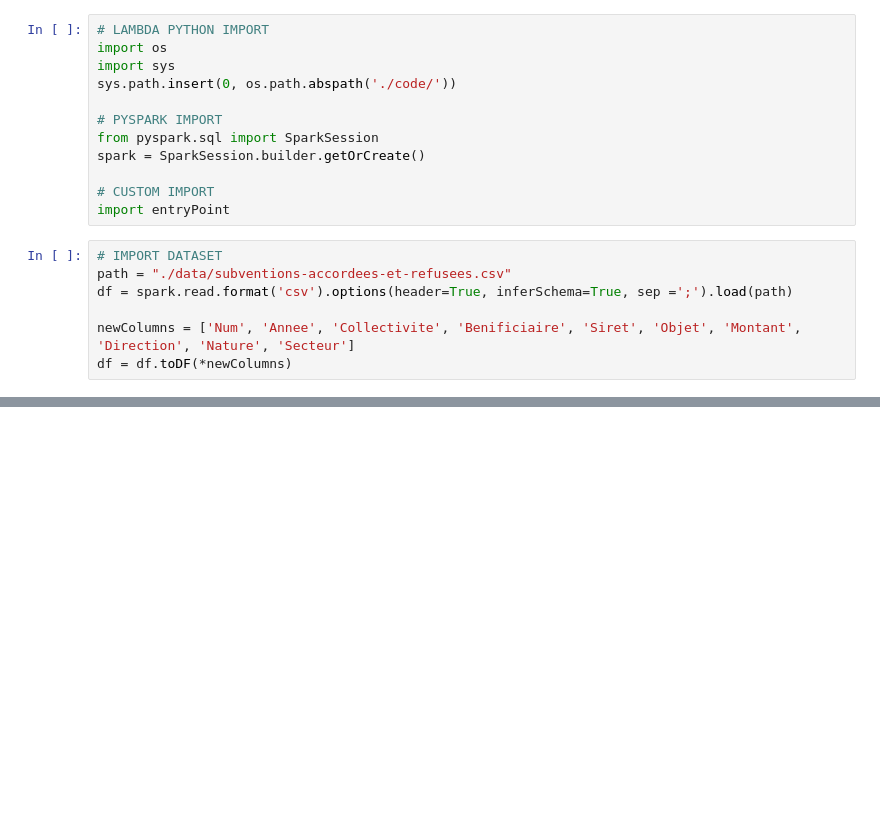
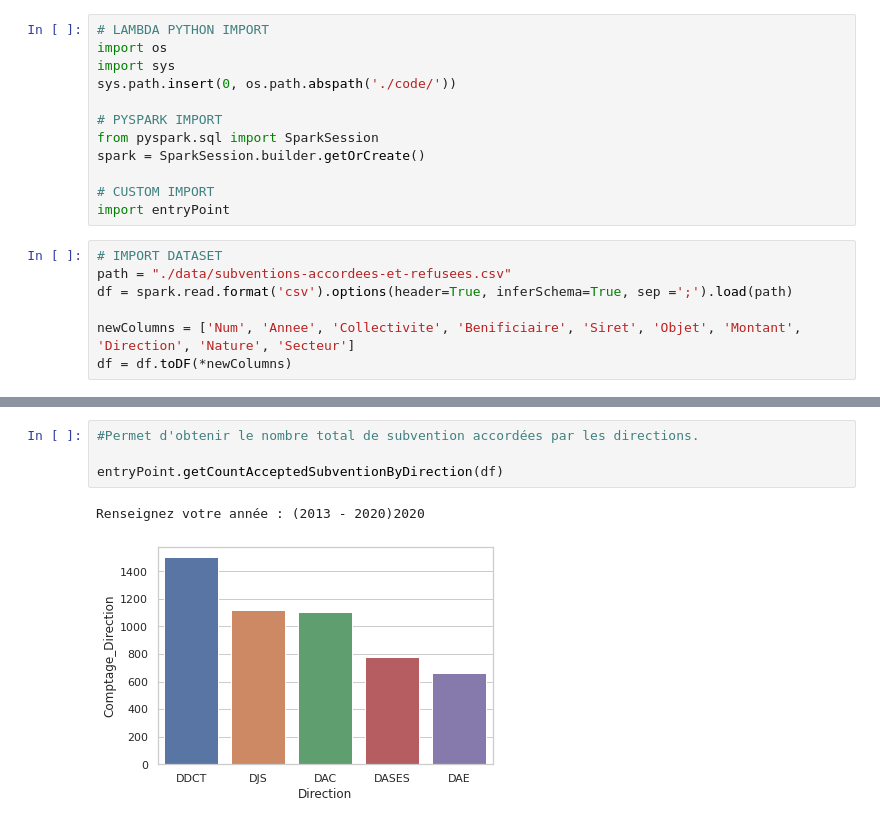
Before and after one commit to vittorio-c/ou-part-largent-du-contribuable, a Jupyter notebook: work/presentation.ipynb, the cells around one changed output, grey strips where cells are left out. Cells and saved outputs as stored; diff of their text form; blank space fills up the shorter version.

```diff
--- a/work/presentation.ipynb
+++ b/work/presentation.ipynb
@@ -30,0 +67,7 @@ entryPoint.selectSecteur(df, 'Vie et animation locale').take(10)
+# %%
+#Permet d'obtenir le nombre total de subvention accordées par les directions.
+
+entryPoint.getCountAcceptedSubventionByDirection(df)
+# %% [output]
+Renseignez votre année : (2013 - 2020)2020
+[figure, added]
```
Also changed, not shown: parts of 3 cells of this notebook, 1 other file.
